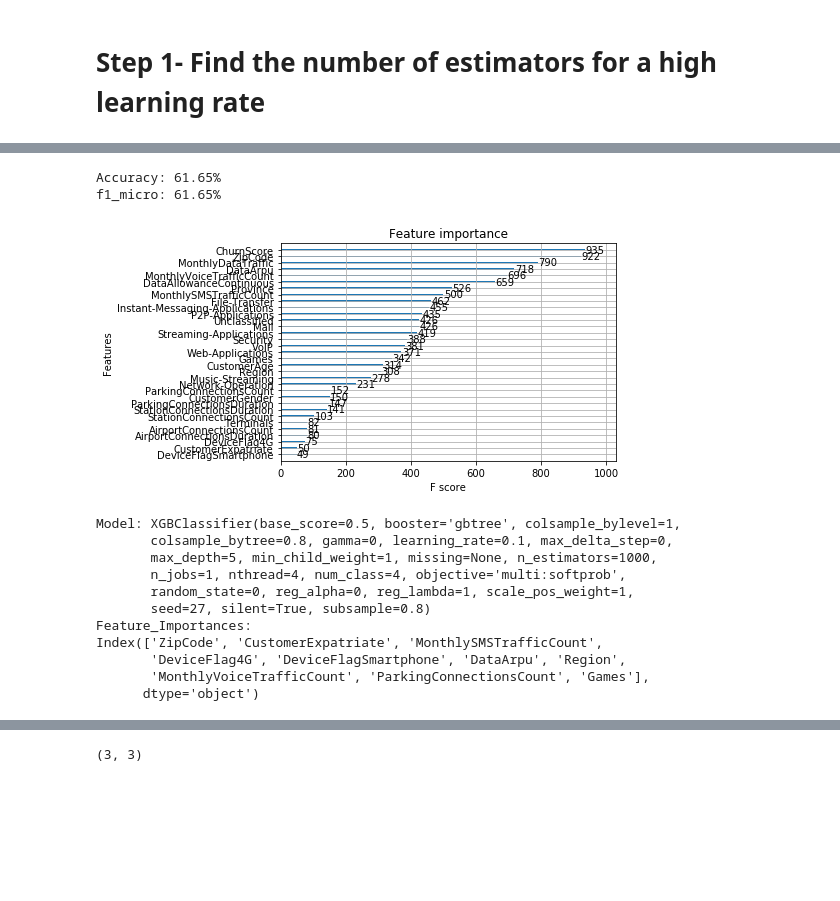
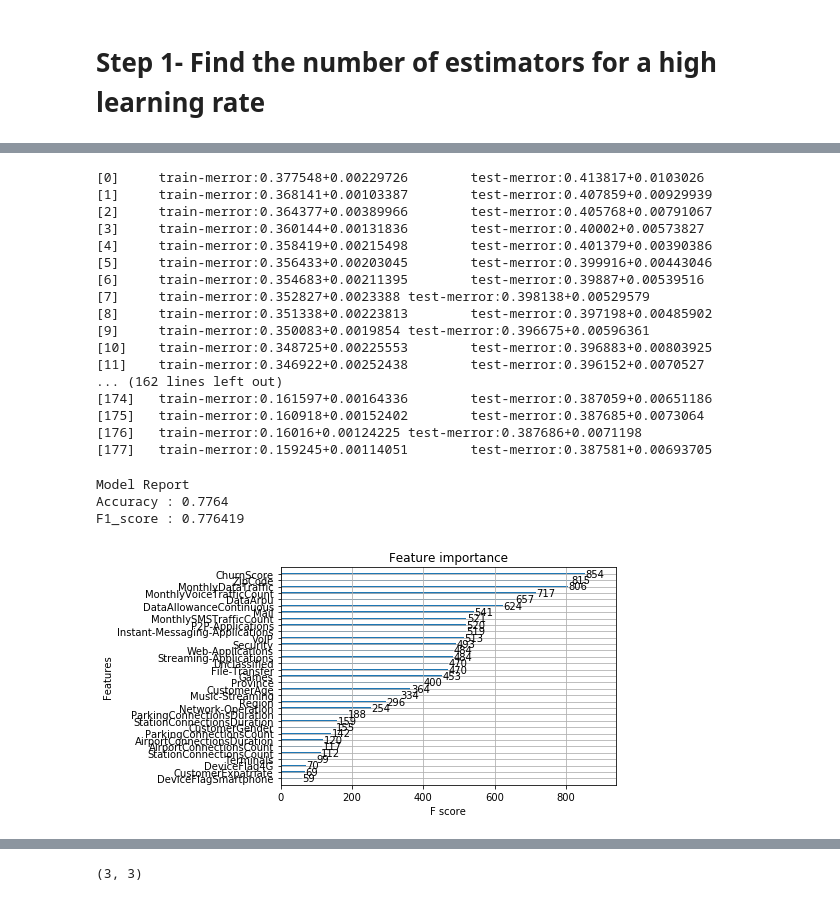
Before and after one commit to EugenioTL/Vodafone_Challenge, a Jupyter notebook: XGBoost_Tuning.ipynb, the cells around one changed output, grey strips where cells are left out. Saved outputs shown, nothing was run; the diff lists cells and outputs as text; code cells hidden in the pictures; blank space fills up the shorter version.

```diff
--- a/XGBoost_Tuning.ipynb
+++ b/XGBoost_Tuning.ipynb
@@ -44,8 +45,8 @@ train.shape, test.shape
 target = 'Product'
 IDcol = 'ID'
 # %%
-test_results = pd.read_csv('test_results.csv')
-def modelfit(alg, dtrain, dtest, predictors,useTrainCV=True, cv_folds=10, early_stopping_rounds=50):
+#test_results = pd.read_csv('test_results.csv')
+def modelfit2(alg, dtrain, dtest, predictors,useTrainCV=True, cv_folds=5, early_stopping_rounds=50):
 
     # fit model on training data
     model = alg
@@ -105,6 +106,40 @@ def modelfit(alg, dtrain, dtest, predictors,useTrainCV=True, cv_folds=10, early_
     thresholds = alg.feature_importances_
     print("Feature_Importances: ")
     print(dtrain.columns[thresholds.argsort()[-10:][::-1]])
+# %%
+def modelfit(alg, dtrain, predictors,useTrainCV=True, cv_folds=5, early_stopping_rounds=50):
+
+    if useTrainCV:
+        xgb_param = alg.get_xgb_params()
+        xgtrain = xgb.DMatrix(dtrain[predictors].values, label=dtrain[target].values)
+        cvresult = xgb.cv(xgb_param, xgtrain, num_boost_round=alg.get_params()['n_estimators'], nfold=cv_folds,
+            metrics='merror', early_stopping_rounds=early_stopping_rounds,
+                          verbose_eval=True)
+        alg.set_params(n_estimators=cvresult.shape[0])
+
+    #Fit the algorithm on the data
+    alg.fit(dtrain[predictors], dtrain['Product'],eval_metric='auc')
+
+    #Predict training set:
+    dtrain_predictions = alg.predict(dtrain[predictors])
+    #dtrain_predprob = alg.predict_proba(dtrain[predictors])[:,1]
+
+    #Print model report:
+    print("\nModel Report")
+    print("Accuracy : %.4g" % metrics.accuracy_score(dtrain['Product'].values, dtrain_predictions))
+    print("F1_score : %f" % metrics.f1_score(dtrain['Product'], dtrain_predictions, average='micro'))
+
+#     feat_imp = pd.Series(alg.booster().get_fscore()).sort_values(ascending=False)
+#     feat_imp.plot(kind='bar', title='Feature Importances')
+#     plt.ylabel('Feature Importance Score')
+    plot_importance(alg)
+    plt.show()
+    thresholds = alg.feature_importances_
+    print("Feature_Importances: ")
+    print(dtrain.columns[thresholds.argsort()[-10:][::-1]])
+    print("Model: " + str(alg.get_xgb_params()))
+    print("n_estimator: " + str(cvresult.shape[0]))
+    return cvresult.shape[0]
 # %%
 def important_features(model, nfeatures = 10):
     model.fit()
@@ -118,5 +153,6 @@ predictors = [x for x in train.columns if x not in [target, IDcol]]
 xgb0 = XGBClassifier(
         objective='multi:softprob',
         num_class=4)
-modelfit(xgb0, train, test, predictors)
+# print(train[predictors].values)
+modelfit(xgb0, train, predictors)
 # %% [output]
@@ -148,31 +199,38 @@ cv = 5
 # %%
 predictors = [x for x in train.columns if x not in [target, IDcol]]
 xgb1 = XGBClassifier(
         learning_rate=learning_rate,
         n_estimators=n_estimators,
         max_depth=max_depth,
         min_child_weight=min_child_weight,
         gamma=gamma,
         subsample=subsample,
         colsample_bytree=colsample_bytree,
         objective='multi:softprob',
         num_class=4,
         nthread=4,
         scale_pos_weight=1,
         seed=27)
-modelfit(xgb1, train, test, predictors)
+n_estimators = modelfit(xgb1, train, predictors)
 # %% [output]
-Accuracy: 61.65%
-f1_micro: 61.65%
+[0]     train-merror:0.377548+0.00229726        test-merror:0.413817+0.0103026
+[1]     train-merror:0.368141+0.00103387        test-merror:0.407859+0.00929939
+[2]     train-merror:0.364377+0.00389966        test-merror:0.405768+0.00791067
+[3]     train-merror:0.360144+0.00131836        test-merror:0.40002+0.00573827
+[4]     train-merror:0.358419+0.00215498        test-merror:0.401379+0.00390386
+[5]     train-merror:0.356433+0.00203045        test-merror:0.399916+0.00443046
+[6]     train-merror:0.354683+0.00211395        test-merror:0.39887+0.00539516
+[7]     train-merror:0.352827+0.0023388 test-merror:0.398138+0.00529579
+[8]     train-merror:0.351338+0.00223813        test-merror:0.397198+0.00485902
+[9]     train-merror:0.350083+0.0019854 test-merror:0.396675+0.00596361
+[10]    train-merror:0.348725+0.00225553        test-merror:0.396883+0.00803925
+[11]    train-merror:0.346922+0.00252438        test-merror:0.396152+0.0070527
+... (162 lines left out)
+[174]   train-merror:0.161597+0.00164336        test-merror:0.387059+0.00651186
+[175]   train-merror:0.160918+0.00152402        test-merror:0.387685+0.0073064
+[176]   train-merror:0.16016+0.00124225 test-merror:0.387686+0.0071198
+[177]   train-merror:0.159245+0.00114051        test-merror:0.387581+0.00693705
+Model Report
+Accuracy : 0.7764
+F1_score : 0.776419
-[figure, old version]
+[figure, new version]
-Model: XGBClassifier(base_score=0.5, booster='gbtree', colsample_bylevel=1,
-       colsample_bytree=0.8, gamma=0, learning_rate=0.1, max_delta_step=0,
-       max_depth=5, min_child_weight=1, missing=None, n_estimators=1000,
-       n_jobs=1, nthread=4, num_class=4, objective='multi:softprob',
-       random_state=0, reg_alpha=0, reg_lambda=1, scale_pos_weight=1,
-       seed=27, silent=True, subsample=0.8)
-Feature_Importances:
-Index(['ZipCode', 'CustomerExpatriate', 'MonthlySMSTrafficCount',
-       'DeviceFlag4G', 'DeviceFlagSmartphone', 'DataArpu', 'Region',
-       'MonthlyVoiceTrafficCount', 'ParkingConnectionsCount', 'Games'],
-      dtype='object')
```
Also changed, not shown: parts of 37 cells of this notebook, 5 other files.
